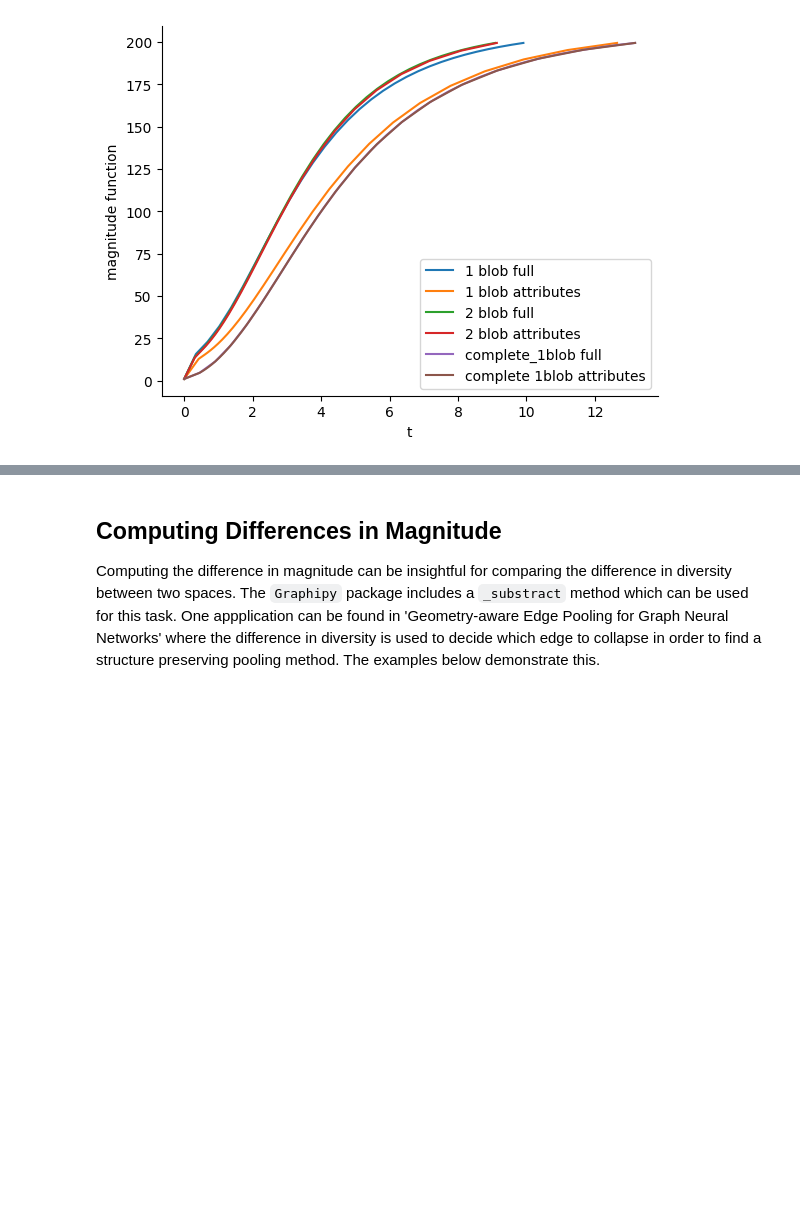
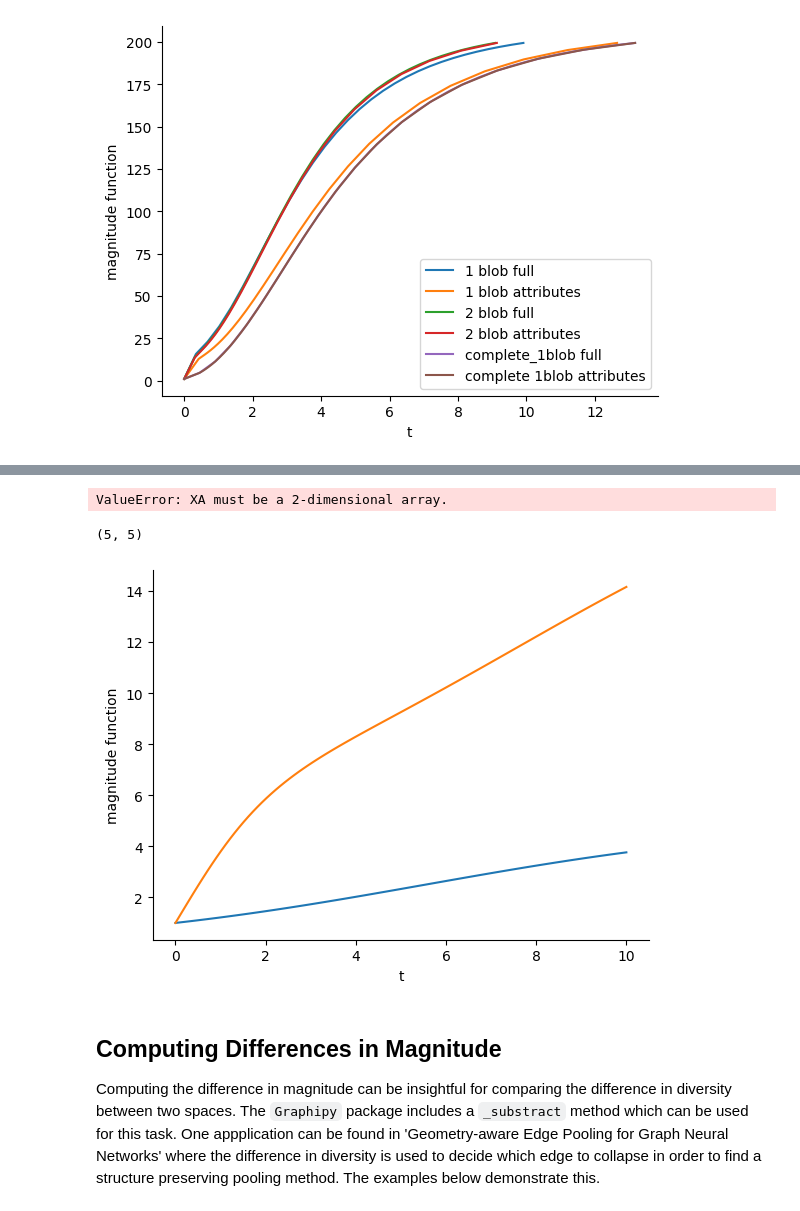
Before and after one commit to aidos-lab/magnipy, a Jupyter notebook: notebooks/graphipy_tutorial.ipynb, the cells around one changed output, grey strips where cells are left out. Saved outputs shown, nothing was run; the diff lists cells and outputs as text; code cells hidden in the pictures; blank space fills up the shorter version.

```diff
--- a/notebooks/graphipy_tutorial.ipynb
+++ b/notebooks/graphipy_tutorial.ipynb
@@ -186,20 +218,25 @@ G3 = nx.barbell_graph(8, 16, create_using=None)
 First, we want to compute magnitude of the graphs' structure only. To do this, we select `mode = 'structure'` while initializing our `Graphipy` objects, this is also the default choice. In that mode the similarity matrix for the magnitude computation is only based on a distance between the nodes in the graph based on its structure. <br>
 There are different distances one can use to do this, in the demo we show some different options that are implemented in the `Graphipy` package. Later in the tutorial we will also see how to specify a custom metric function.
 # %%
-magnis1=[]
-magnis2=[]
-magnis3=[]
-mag_diffs=[]
-ts=np.linspace(0, 10, 100)
+magnis1 = []
+magnis2 = []
+magnis3 = []
+mag_diffs = []
+ts = np.linspace(0, 10, 100)
 
-for metric in ["shortest_path_distance", "diffusion_distance", "resistance_distance", "heat_kernel_distance"]:
+for metric in [
+    "shortest_path_distance",
+    "diffusion_distance",
+    "resistance_distance",
+    "heat_kernel_distance",
+]:
     magni1 = Graphipy(G=G1, mode="structure", metric=metric, ts=ts)
     magni1.get_magnitude()
     magnis1.append(magni1)
     magni2 = Graphipy(G=G2, mode="structure", metric=metric, ts=ts)
     magni2.get_magnitude()
     magnis2.append(magni2)
-    magni3 = Graphipy(G=G3, mode='structure', metric=metric, ts=ts)
+    magni3 = Graphipy(G=G3, mode="structure", metric=metric, ts=ts)
     magnis3.append(magni3)
 # %%
 for magni in magnis1:
@@ -358,3 +597,44 @@ plt.legend(['1 blob full', '1 blob attributes', '2 blob full', '2 blob attribute
+# %%
+from magnipy.magnitude.distances import distances_scipy
+
+
+# compute_distances(X=None, X2=None, G=None)
+def cust_dist(X=None, X2=None, G=None):  # maybe just do some truncation stuff ?
+    feature_distances = distances_scipy(X, X2, metric="euclidean")
+    for e in G.edges():
+        G[e[0], e[1]]["weight"] = feature_distances[e[0], e[1]]
+    distances = nx.resistance_distance(G=G, weight="weight")
+    distances = nx.utils.dict_to_numpy_array(distances)
+
+    return distances
+
+
+# other example biharmonic distance from https://github.com/ll220/biharmonic-kharmonic-clustering?
+
+ts = np.linspace(0, 10, 100)
+graphi_custom = Graphipy(
+    X=X_1blob, G=G_barb, mode="full", custom_dist_fn=cust_dist
+)
+# %% [output]
+ValueError: XA must be a 2-dimensional array.
+# %%
+# compute_distances(X=None, X2=None, G=None)
+def cust_dist(X=None, X2=None, G=None):  # maybe just do some truncation stuff ?
+
+    distances = nx.resistance_distance(G=G)
+    distances = nx.utils.dict_to_numpy_array(distances)
+
+    return distances[:5, :5]
+
+
+cust_dist(G=G1).shape
+# %% [output]
+(5, 5)
+# %%
+graphi_custom.plot_magnitude_function()
+magnis1[2].plot_magnitude_function()
+# %% [output]
+[figure, added]
 # %% [markdown]
 ## Computing Differences in Magnitude
 
```
Also changed, not shown: parts of 39 cells of this notebook.
